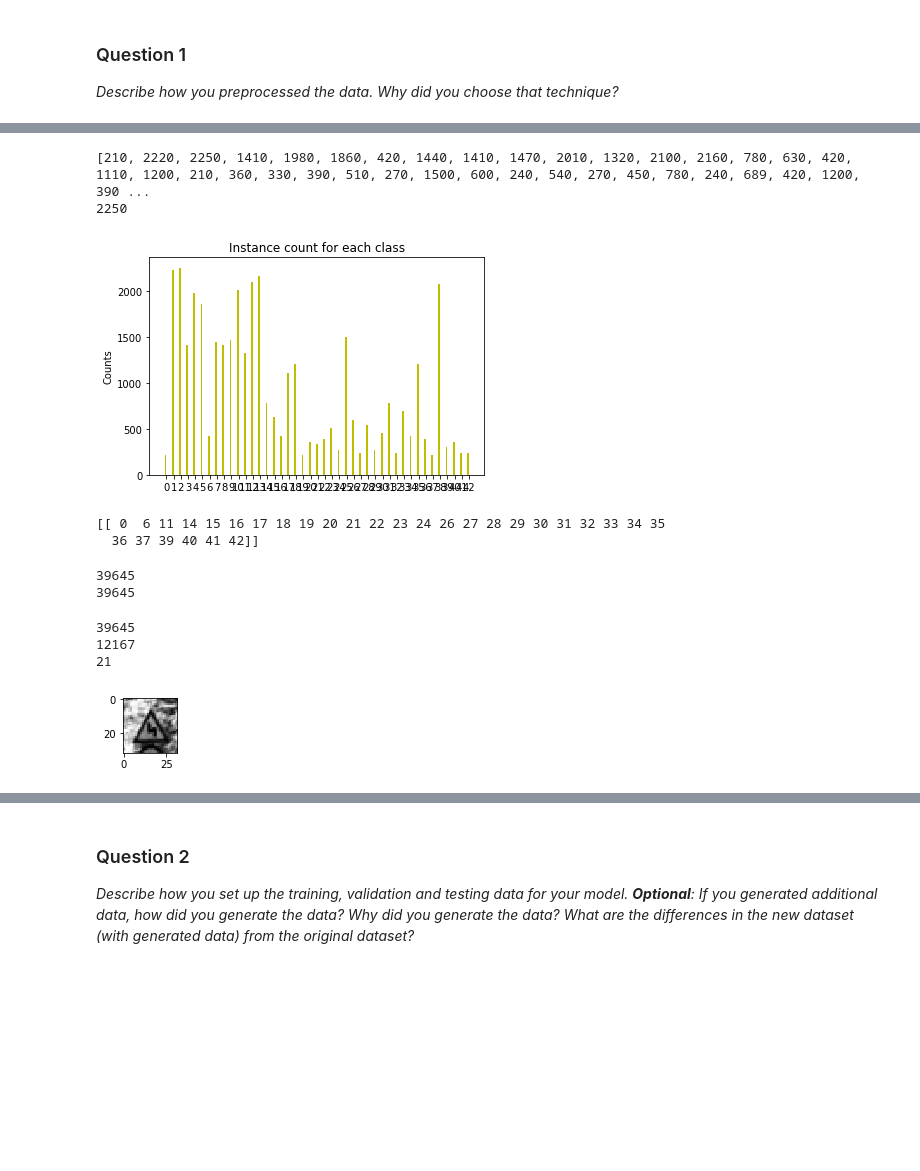
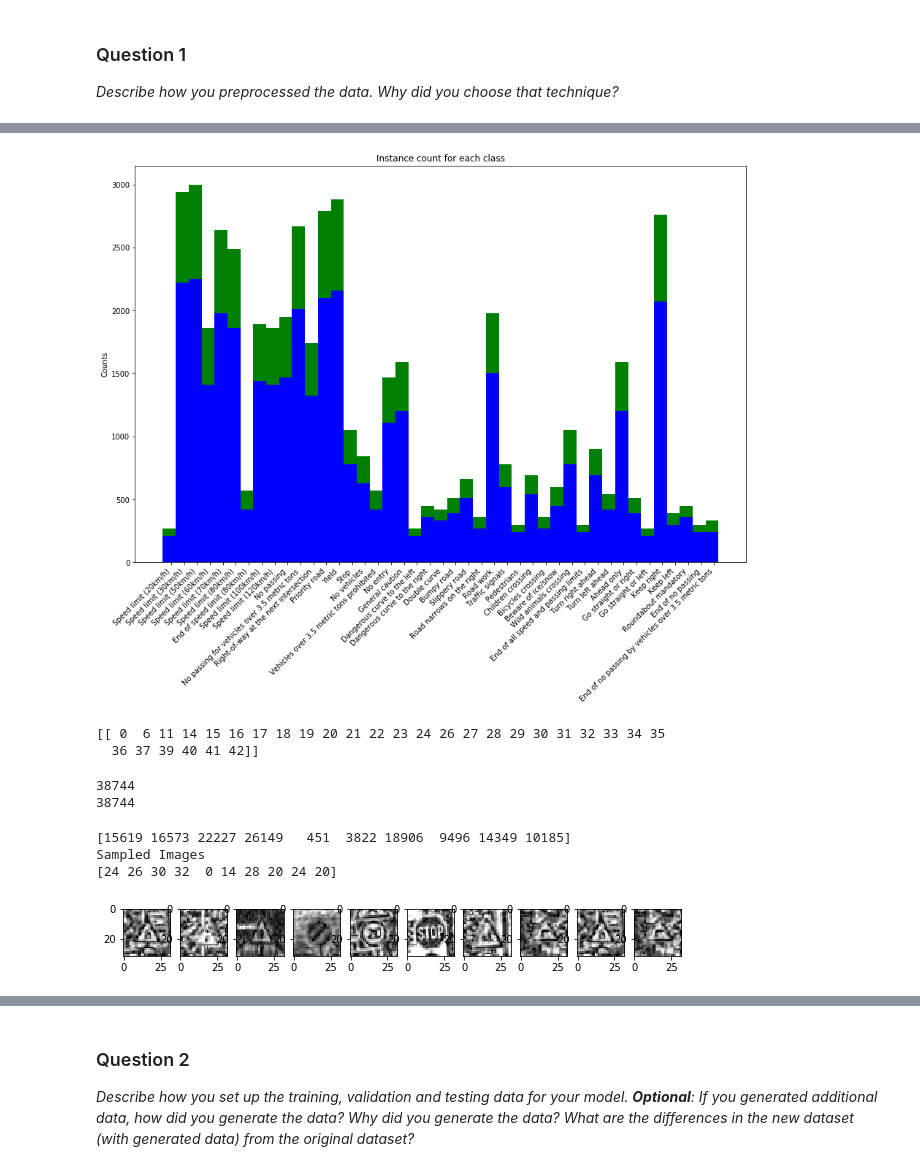
Before and after one commit to jpunuru/Traffic-Sign-Classifier, a Jupyter notebook: Traffic_Sign_Classifier_sol.ipynb, the cells around one changed output, grey strips where cells are left out. Cells and saved outputs as stored; diff of their text form; code cells hidden in the pictures; blank space fills up the shorter version.

```diff
--- a/Traffic_Sign_Classifier_sol.ipynb
+++ b/Traffic_Sign_Classifier_sol.ipynb
@@ -111,9 +111,9 @@ from skimage import exposure
 X_train = 0.299*X_train[:,:,:,0]+0.587*X_train[:,:,:,1]+0.114*X_train[:,:,:,2]
 X_train = (X_train/255.).astype(np.float32)  #scale between 0 and 1
 
+
 for i in range(X_train.shape[0]):
-    X_train[i] = exposure.equalize_hist(X_train[i])
-
+    X_train[i] = exposure.equalize_adapthist(X_train[i])
 
 print(X_train.shape)
 X_train = X_train.reshape(X_train.shape+(1,))
@@ -124,7 +124,7 @@ X_test = 0.299*X_test[:,:,:,0]+0.587*X_test[:,:,:,1]+0.114*X_test[:,:,:,2]
 X_test = (X_test/255.).astype(np.float32)
 
 for i in range(X_test.shape[0]):
-    X_test[i] = exposure.equalize_hist(X_test[i])
+    X_test[i] = exposure.equalize_adapthist(X_test[i])
 
 
 X_test = X_test.reshape(X_test.shape+(1,))
@@ -166,0 +173,8 @@ Also, experimenting with histogram equalizers, it looks for equalize_hist for ho
+# %%
+class_names = []
+with open('signnames.csv', mode='r') as inp:
+    lines = inp.readlines()
+    for ln in lines[1:]:
+        _, sign_name = ln.strip().split(',')
+        class_names.append(sign_name)
+print(len(class_names))
@@ -167,30 +183,33 @@ Also, experimenting with histogram equalizers, it looks for equalize_hist for ho
 # %%
 #Generate number of examples per class
 import numpy as np
 import matplotlib.pyplot as plt
 
 #print a
-class_counts = [0 for i in range(n_classes)]
+train_class_counts = [0 for i in range(n_classes)]
 for v in y_train:
-    class_counts[v] += 1
+    train_class_counts[v] += 1
 
-ind =  np.arange(n_classes)
-width = 0.25
+test_class_counts = [0 for i in range(n_classes)]
+for v in y_test:
+    test_class_counts[v] += 1
 
-print(class_counts)
-print(max(class_counts))
+width = 0.35
+ind =  np.arange(n_classes)*width
+#print(ind)
+#print(class_names)
+#print(class_counts)
+#print(max(class_counts))
 
-fig,ax = plt.subplots()
-rects = ax.bar(ind, class_counts, width, color='y')
+fig,ax = plt.subplots(figsize=(15,10) )
+rects0 = ax.bar(ind, train_class_counts, width, color='b')
+rects1 = ax.bar(ind, test_class_counts, width, color='g', bottom=train_class_counts)
 ax.set_ylabel('Counts')
 ax.set_title('Instance count for each class')
-ax.set_xticks(ind+width/2)
-ax.set_xticklabels(ind)
-
+xticks_pos = [0.65*patch.get_width() + patch.get_xy()[0] for patch in rects0]
+plt.xticks(xticks_pos, class_names,  ha='right', rotation=45)
 plt.show()
 # %% [output]
-[210, 2220, 2250, 1410, 1980, 1860, 420, 1440, 1410, 1470, 2010, 1320, 2100, 2160, 780, 630, 420, 1110, 1200, 210, 360, 330, 390, 510, 270, 1500, 600, 240, 540, 270, 450, 780, 240, 689, 420, 1200, 390 ...
-2250
-[figure, old version]
+[figure, new version]
 # %%
 sample_threshold = 1400
@@ -209,7 +228,7 @@ y_sampled = np.empty(0, np.uint8)
 
 for cls in classes_to_sample[0]:
     max_samples = np.random.randint(1400, 2250, 1)[0]
-    nb_samples_need = max_samples-class_counts[cls]
+    nb_samples_need = max_samples-train_class_counts[cls]
     cls_instance_ids = np.where(y_train==cls)
     #print("class %d ", cls)
     #print(cls_instance_ids)
@@ -224,21 +243,27 @@ for cls in classes_to_sample[0]:
 print(len(X_sampled))
 print(len(y_sampled))
 # %% [output]
-39645
-39645
+38744
+38744
 # %%
-import random
-print(len(X_sampled))
-index = random.randint(0, len(X_sampled))
+
+#sampled instances
+index = np.random.randint(0, len(X_sampled), 10)
 print(index)
-image = X_sampled[index].squeeze()
+images = X_sampled[index]
 
-plt.figure(figsize=(1,1))
-plt.imshow(image, cmap= plt.get_cmap('gray'))
+print("Sampled Images")
+fig = plt.figure(figsize=(10,10))
+for i in range(len(index)):
+    b= fig.add_subplot(1,len(index),i+1)
+    plt.imshow(images[i].squeeze(), cmap= plt.get_cmap('gray'))
+
+#plt.figure(figsize=(1,1))
+#plt.imshow(image, cmap= plt.get_cmap('gray'))
 print(y_sampled[index])
 # %% [output]
-39645
-12167
-21
+[15619 16573 22227 26149   451  3822 18906  9496 14349 10185]
+Sampled Images
+[24 26 30 32  0 14 28 20 24 20]
-[figure, old version]
+[figure, new version]
 # %%
```
Also changed, not shown: parts of 28 cells of this notebook, 1 other file.
